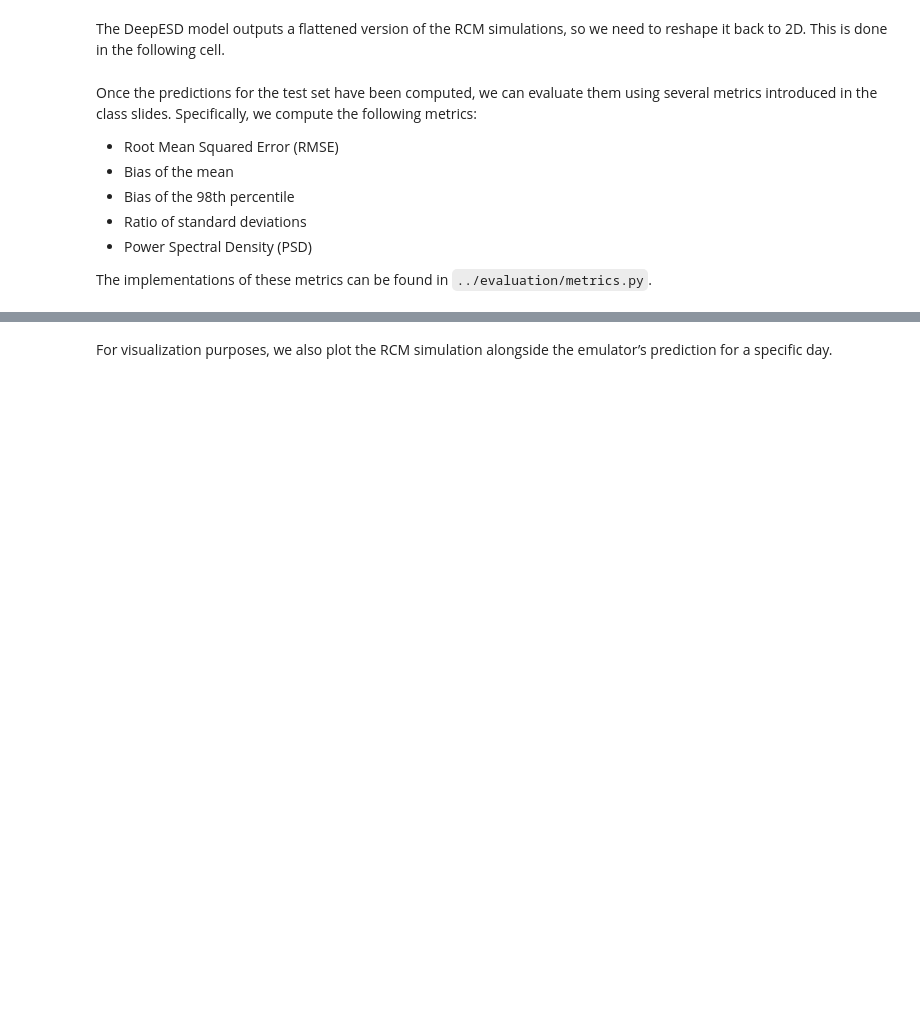
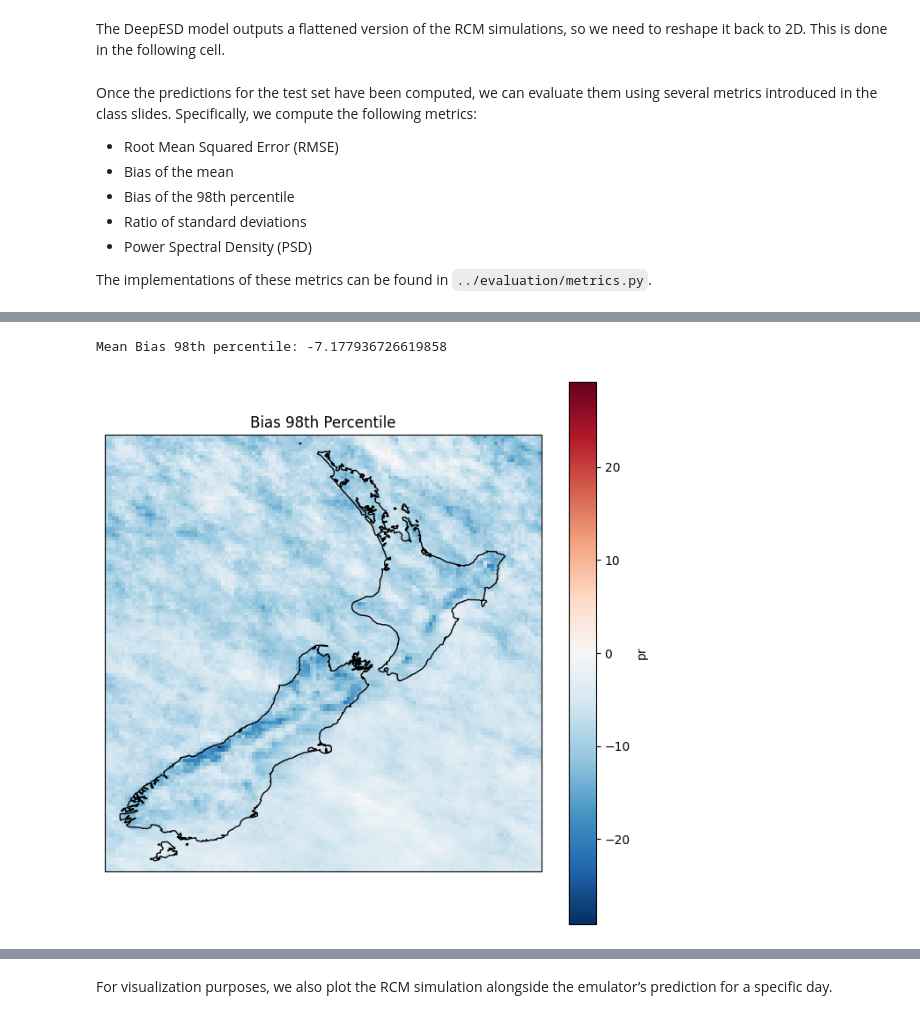
Before and after one commit to jpolz/ml-benchmark-spategan, a Jupyter notebook: training/training.ipynb, the cells around one changed output, grey strips where cells are left out. Cells and saved outputs as stored; diff of their text form; code cells hidden in the pictures; blank space fills up the shorter version.

```diff
--- a/training/training.ipynb
+++ b/training/training.ipynb
@@ -341,12 +372,15 @@ plot_data_map(data=bias_mean, var_name=var_target, domain=domain, vmin=-2, vmax=
 # %%
 bias_p98 = diagnostics.bias_index(x0=y_test, x1=y_pred,
                                   index_fn=indices.quantile,
                                   q=0.98,
                                   var=var_target)
 print(f'Mean Bias 98th percentile: {bias_p98[var_target].mean().values.item()}')
 
-plot_data_map(data=bias_p98, var_name=var_target, domain=domain, vmin=-2, vmax=2,
+plot_data_map(data=bias_p98, var_name=var_target, domain=domain, vmin=None, vmax=None,
               fig_title='Bias 98th Percentile', cmap='RdBu_r')
+# %% [output]
+Mean Bias 98th percentile: -7.177936726619858
+[figure, added]
 # %%
 psd_target, psd_pred = diagnostics.psd(x0=y_test, x1=y_pred,
                                        var=var_target)
```
Also changed, not shown: parts of 11 cells of this notebook, 10 other files.
